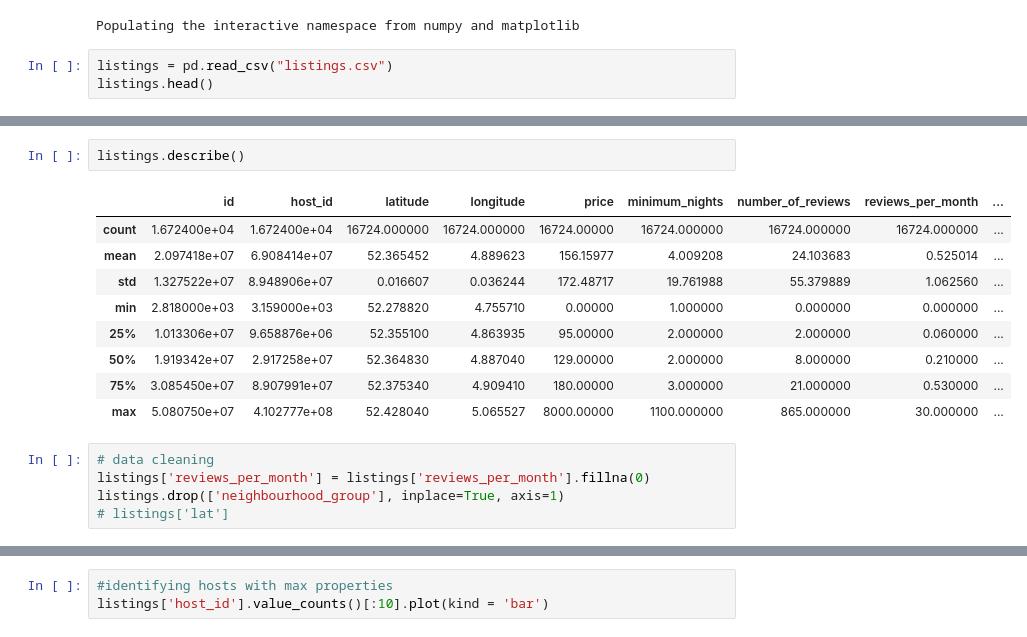
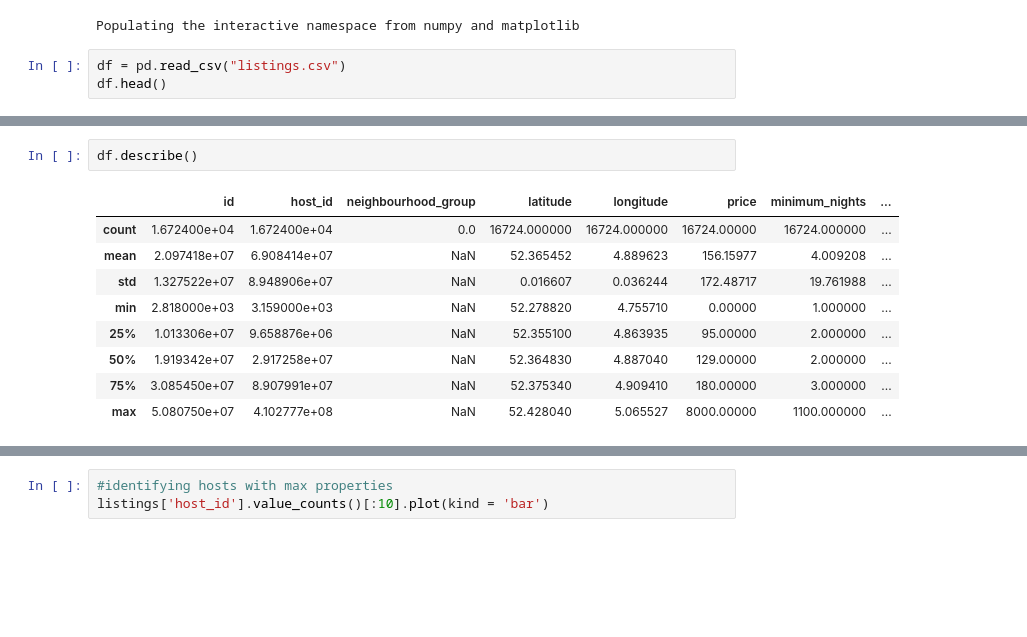
Before and after one commit to averyshepherd/MISs381N-finalproject, a Jupyter notebook: exploratory - vishu.ipynb, the cells around one changed output, grey strips where cells are left out. Cells and saved outputs as stored; diff of their text form; blank space fills up the shorter version.

```diff
--- a/exploratory - vishu.ipynb
+++ b/exploratory - vishu.ipynb
@@ -8,8 +8,8 @@ from patsy import dmatrices
 # %% [output]
 Populating the interactive namespace from numpy and matplotlib
 # %%
-listings = pd.read_csv("listings.csv")
-listings.head()
+df = pd.read_csv("listings.csv")
+df.head()
 # %% [output]
 |  | id | name | host_id | host_name | neighbourhood_group | neighbourhood | latitude | longitude | ... |
 | 0 | 2818 | Quiet Garden View Room & Super Fa... | 3159 | Daniel | NaN | Oostelijk Havengebied - Indische ... | 52.36435 | 4.94358 | ... |
@@ -18,19 +18,14 @@ listings.head()
 | 3 | 27886 | Romantic, stylish B&B houseboat i... | 97647 | Flip | NaN | Centrum-West | 52.38761 | 4.89188 | ... |
 | 4 | 28871 | Comfortable double room | 124245 | Edwin | NaN | Centrum-West | 52.36775 | 4.89092 | ... |
 # %%
-listings.describe()
+df.describe()
 # %% [output]
-|  | id | host_id | latitude | longitude | price | minimum_nights | number_of_reviews | reviews_per_month | ... |
-| count | 1.672400e+04 | 1.672400e+04 | 16724.000000 | 16724.000000 | 16724.00000 | 16724.000000 | 16724.000000 | 16724.000000 | ... |
-| mean | 2.097418e+07 | 6.908414e+07 | 52.365452 | 4.889623 | 156.15977 | 4.009208 | 24.103683 | 0.525014 | ... |
-| std | 1.327522e+07 | 8.948906e+07 | 0.016607 | 0.036244 | 172.48717 | 19.761988 | 55.379889 | 1.062560 | ... |
-| min | 2.818000e+03 | 3.159000e+03 | 52.278820 | 4.755710 | 0.00000 | 1.000000 | 0.000000 | 0.000000 | ... |
-| 25% | 1.013306e+07 | 9.658876e+06 | 52.355100 | 4.863935 | 95.00000 | 2.000000 | 2.000000 | 0.060000 | ... |
-| 50% | 1.919342e+07 | 2.917258e+07 | 52.364830 | 4.887040 | 129.00000 | 2.000000 | 8.000000 | 0.210000 | ... |
-| 75% | 3.085450e+07 | 8.907991e+07 | 52.375340 | 4.909410 | 180.00000 | 3.000000 | 21.000000 | 0.530000 | ... |
-| max | 5.080750e+07 | 4.102777e+08 | 52.428040 | 5.065527 | 8000.00000 | 1100.000000 | 865.000000 | 30.000000 | ... |
+|  | id | host_id | neighbourhood_group | latitude | longitude | price | minimum_nights | ... |
+| count | 1.672400e+04 | 1.672400e+04 | 0.0 | 16724.000000 | 16724.000000 | 16724.00000 | 16724.000000 | ... |
+| mean | 2.097418e+07 | 6.908414e+07 | NaN | 52.365452 | 4.889623 | 156.15977 | 4.009208 | ... |
+| std | 1.327522e+07 | 8.948906e+07 | NaN | 0.016607 | 0.036244 | 172.48717 | 19.761988 | ... |
+| min | 2.818000e+03 | 3.159000e+03 | NaN | 52.278820 | 4.755710 | 0.00000 | 1.000000 | ... |
+| 25% | 1.013306e+07 | 9.658876e+06 | NaN | 52.355100 | 4.863935 | 95.00000 | 2.000000 | ... |
+| 50% | 1.919342e+07 | 2.917258e+07 | NaN | 52.364830 | 4.887040 | 129.00000 | 2.000000 | ... |
+| 75% | 3.085450e+07 | 8.907991e+07 | NaN | 52.375340 | 4.909410 | 180.00000 | 3.000000 | ... |
+| max | 5.080750e+07 | 4.102777e+08 | NaN | 52.428040 | 5.065527 | 8000.00000 | 1100.000000 | ... |
-# %%
-# data cleaning
-listings['reviews_per_month'] = listings['reviews_per_month'].fillna(0)
-listings.drop(['neighbourhood_group'], inplace=True, axis=1)
-# listings['lat']
```
Also changed, not shown: parts of 11 cells of this notebook.
